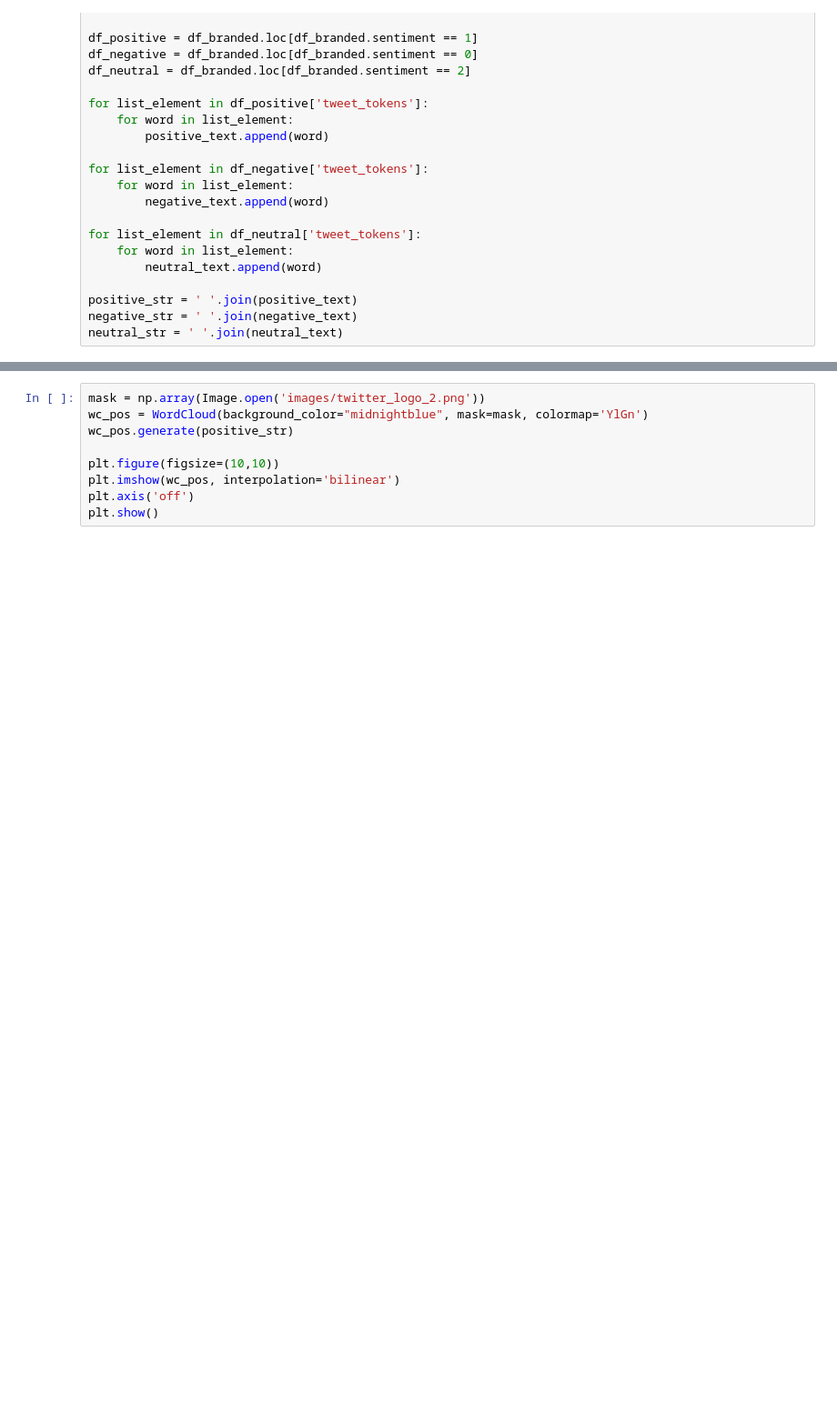
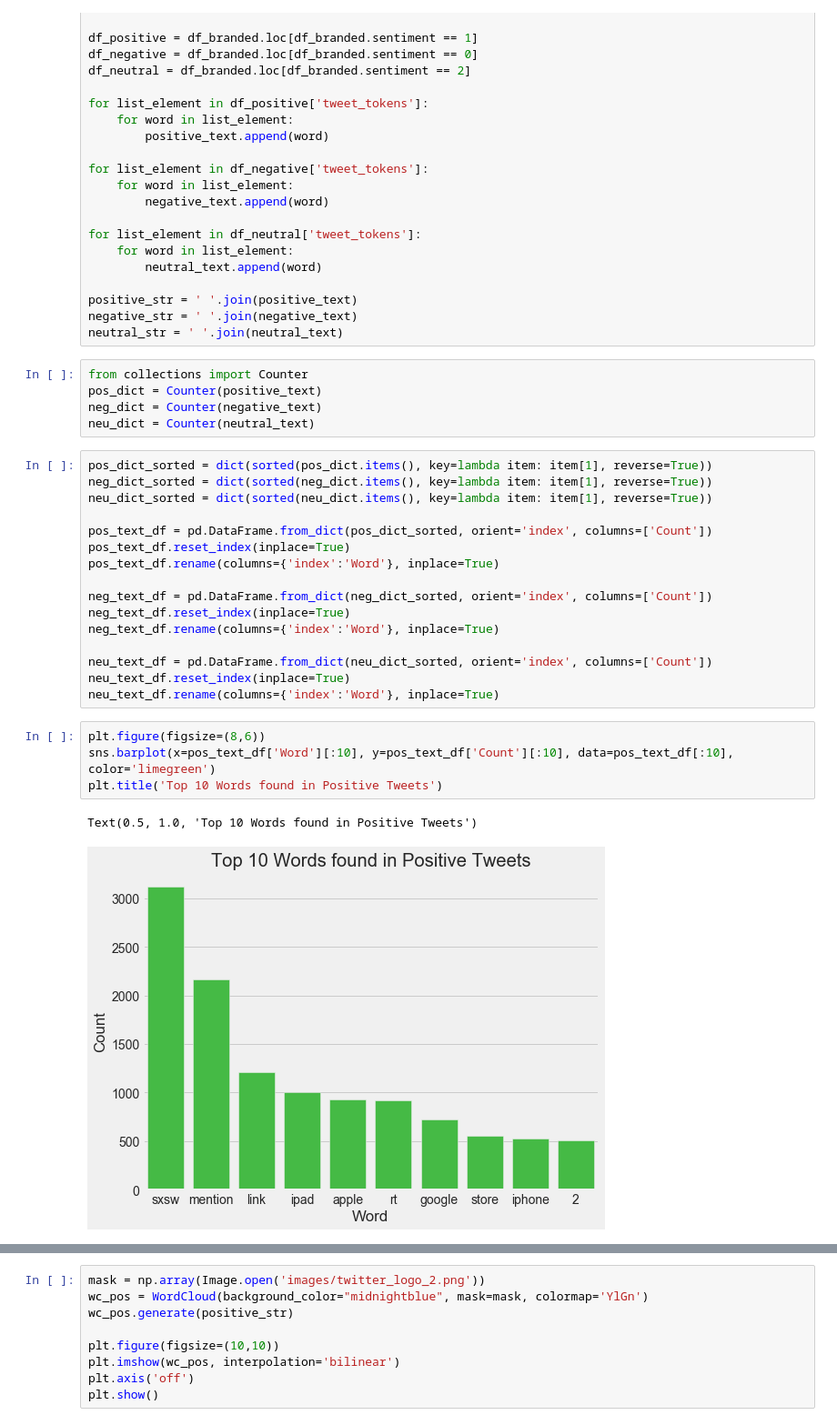
Before and after one commit to jeremy-lee93/nlp-brand-sentiment-analysis, a Jupyter notebook: EDA_and_modeling.ipynb, the cells around one changed output, grey strips where cells are left out. Shown at 91% size. Saved outputs shown, nothing was run; the diff lists cells and outputs as text; blank space fills up the shorter version.

Commit message:
added bar graphs for most common words

```diff
--- a/EDA_and_modeling.ipynb
+++ b/EDA_and_modeling.ipynb
@@ -527,3 +540,31 @@ for list_element in df_neutral['tweet_tokens']:
 positive_str = ' '.join(positive_text)
 negative_str = ' '.join(negative_text)
 neutral_str = ' '.join(neutral_text)
+# %%
+from collections import Counter
+pos_dict = Counter(positive_text)
+neg_dict = Counter(negative_text)
+neu_dict = Counter(neutral_text)
+# %%
+pos_dict_sorted = dict(sorted(pos_dict.items(), key=lambda item: item[1], reverse=True))
+neg_dict_sorted = dict(sorted(neg_dict.items(), key=lambda item: item[1], reverse=True))
+neu_dict_sorted = dict(sorted(neu_dict.items(), key=lambda item: item[1], reverse=True))
+
+pos_text_df = pd.DataFrame.from_dict(pos_dict_sorted, orient='index', columns=['Count'])
+pos_text_df.reset_index(inplace=True)
+pos_text_df.rename(columns={'index':'Word'}, inplace=True)
+
+neg_text_df = pd.DataFrame.from_dict(neg_dict_sorted, orient='index', columns=['Count'])
+neg_text_df.reset_index(inplace=True)
+neg_text_df.rename(columns={'index':'Word'}, inplace=True)
+
+neu_text_df = pd.DataFrame.from_dict(neu_dict_sorted, orient='index', columns=['Count'])
+neu_text_df.reset_index(inplace=True)
+neu_text_df.rename(columns={'index':'Word'}, inplace=True)
+# %%
+plt.figure(figsize=(8,6))
+sns.barplot(x=pos_text_df['Word'][:10], y=pos_text_df['Count'][:10], data=pos_text_df[:10], color='limegreen')
+plt.title('Top 10 Words found in Positive Tweets')
+# %% [output]
+Text(0.5, 1.0, 'Top 10 Words found in Positive Tweets')
+[figure, added]
```
Also changed, not shown: parts of 8 cells of this notebook.
